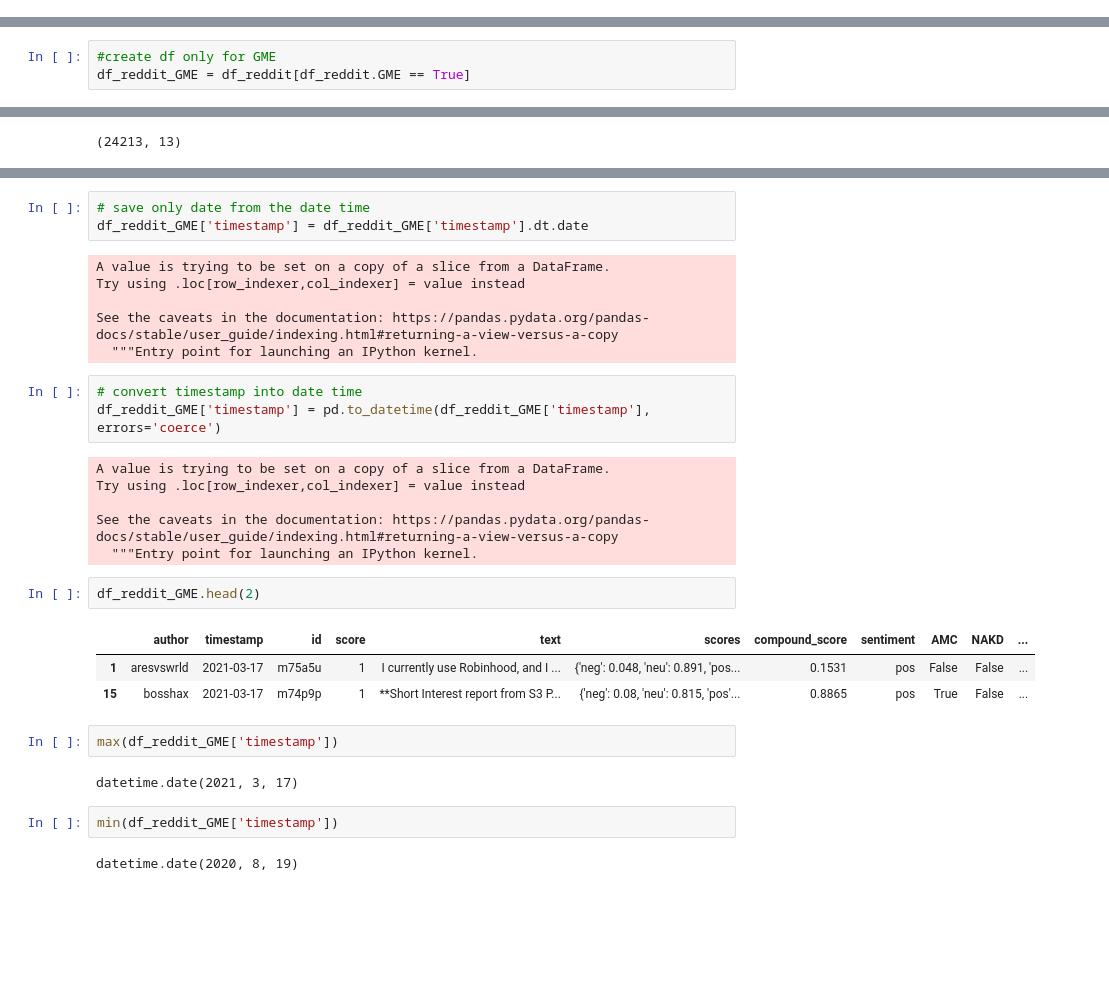
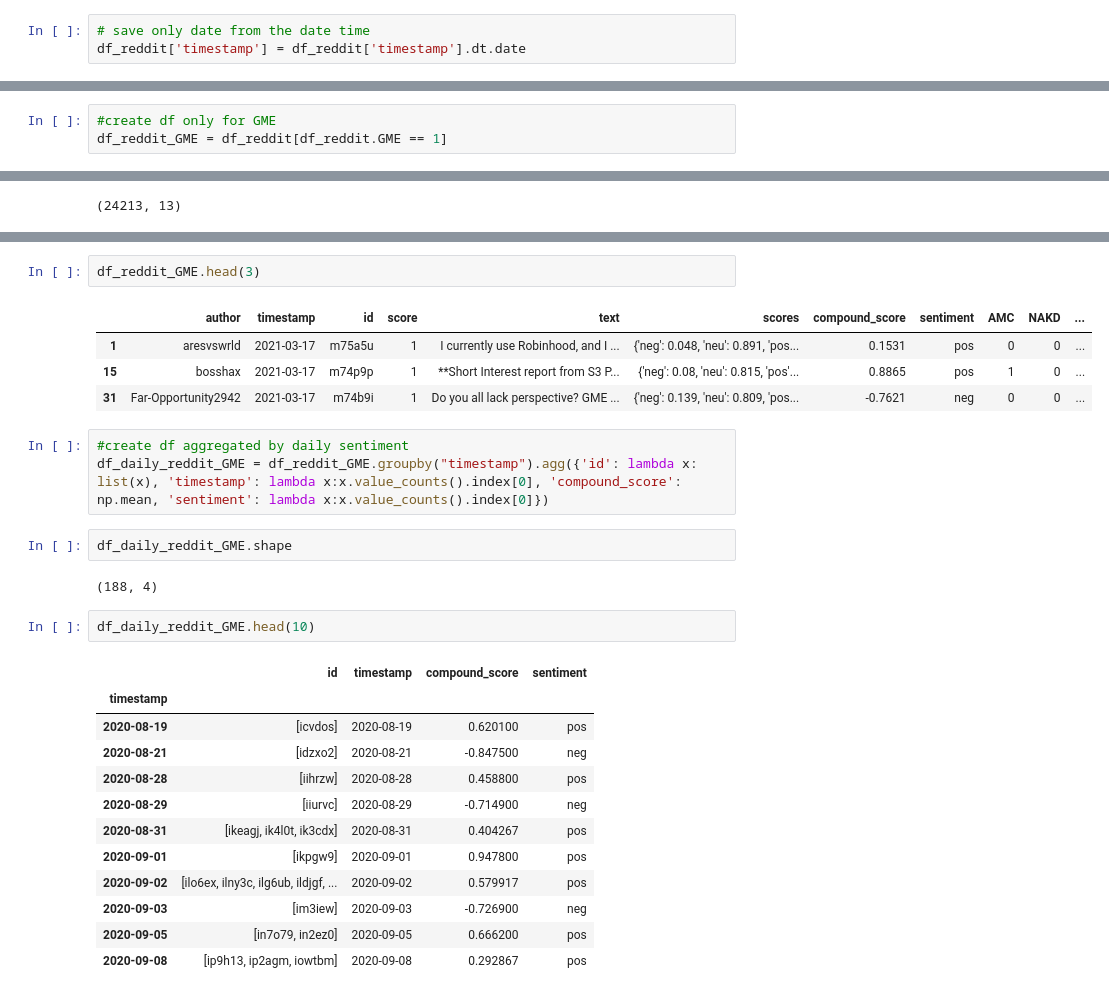
Before and after one commit to KseniaShkaruta/DiamondHands, a Jupyter notebook: CS6242_GroupProject_CrossCorrelation.ipynb, the cells around one changed output, grey strips where cells are left out. Cells and saved outputs as stored; diff of their text form; blank space fills up the shorter version.

```diff
--- a/CS6242_GroupProject_CrossCorrelation.ipynb
+++ b/CS6242_GroupProject_CrossCorrelation.ipynb
@@ -81,3 +117,6 @@ max(df_reddit['timestamp'])
+# %%
+# save only date from the date time
+df_reddit['timestamp'] = df_reddit['timestamp'].dt.date
 # %%
 df_reddit.dtypes
 # %% [output]
@@ -98,6 +139,6 @@ dtype: object
 # %%
 #create df only for GME
-df_reddit_GME = df_reddit[df_reddit.GME == True]
+df_reddit_GME = df_reddit[df_reddit.GME == 1]
 # %%
 df_reddit_GME.shape
 # %% [output]
@@ -121,34 +162,31 @@ KOSS                 bool
 dtype: object
-# %%
-# save only date from the date time
-df_reddit_GME['timestamp'] = df_reddit_GME['timestamp'].dt.date
-# %% [output]
-A value is trying to be set on a copy of a slice from a DataFrame.
-Try using .loc[row_indexer,col_indexer] = value instead
-
-See the caveats in the documentation: https://pandas.pydata.org/pandas-docs/stable/user_guide/indexing.html#returning-a-view-versus-a-copy
-  """Entry point for launching an IPython kernel.
-# %%
-# convert timestamp into date time
-df_reddit_GME['timestamp'] = pd.to_datetime(df_reddit_GME['timestamp'], errors='coerce')
-# %% [output]
-A value is trying to be set on a copy of a slice from a DataFrame.
-Try using .loc[row_indexer,col_indexer] = value instead
-
-See the caveats in the documentation: https://pandas.pydata.org/pandas-docs/stable/user_guide/indexing.html#returning-a-view-versus-a-copy
-  """Entry point for launching an IPython kernel.
 # %%
-df_reddit_GME.head(2)
+df_reddit_GME.head(3)
 # %% [output]
 |  | author | timestamp | id | score | text | scores | compound_score | sentiment | AMC | NAKD | ... |
-| 1 | aresvswrld | 2021-03-17 | m75a5u | 1 | I currently use Robinhood, and I ... | {'neg': 0.048, 'neu': 0.891, 'pos... | 0.1531 | pos | False | False | ... |
-| 15 | bosshax | 2021-03-17 | m74p9p | 1 | **Short Interest report from S3 P... | {'neg': 0.08, 'neu': 0.815, 'pos'... | 0.8865 | pos | True | False | ... |
+| 1 | aresvswrld | 2021-03-17 | m75a5u | 1 | I currently use Robinhood, and I ... | {'neg': 0.048, 'neu': 0.891, 'pos... | 0.1531 | pos | 0 | 0 | ... |
+| 15 | bosshax | 2021-03-17 | m74p9p | 1 | **Short Interest report from S3 P... | {'neg': 0.08, 'neu': 0.815, 'pos'... | 0.8865 | pos | 1 | 0 | ... |
+| 31 | Far-Opportunity2942 | 2021-03-17 | m74b9i | 1 | Do you all lack perspective? GME ... | {'neg': 0.139, 'neu': 0.809, 'pos... | -0.7621 | neg | 0 | 0 | ... |
-# %%
-max(df_reddit_GME['timestamp'])
-# %% [output]
-datetime.date(2021, 3, 17)
-# %%
-min(df_reddit_GME['timestamp'])
-# %% [output]
-datetime.date(2020, 8, 19)
+# %%
+#create df aggregated by daily sentiment
+df_daily_reddit_GME = df_reddit_GME.groupby("timestamp").agg({'id': lambda x: list(x), 'timestamp': lambda x:x.value_counts().index[0], 'compound_score': np.mean, 'sentiment': lambda x:x.value_counts().index[0]})
+# %%
+df_daily_reddit_GME.shape
+# %% [output]
+(188, 4)
+# %%
+df_daily_reddit_GME.head(10)
+# %% [output]
+|  | id | timestamp | compound_score | sentiment |
+| timestamp |  |  |  |  |
+| 2020-08-19 | [icvdos] | 2020-08-19 | 0.620100 | pos |
+| 2020-08-21 | [idzxo2] | 2020-08-21 | -0.847500 | neg |
+| 2020-08-28 | [iihrzw] | 2020-08-28 | 0.458800 | pos |
+| 2020-08-29 | [iiurvc] | 2020-08-29 | -0.714900 | neg |
+| 2020-08-31 | [ikeagj, ik4l0t, ik3cdx] | 2020-08-31 | 0.404267 | pos |
+| 2020-09-01 | [ikpgw9] | 2020-09-01 | 0.947800 | pos |
+| 2020-09-02 | [ilo6ex, ilny3c, ilg6ub, ildjgf, ... | 2020-09-02 | 0.579917 | pos |
+| 2020-09-03 | [im3iew] | 2020-09-03 | -0.726900 | neg |
+| 2020-09-05 | [in7o79, in2ez0] | 2020-09-05 | 0.666200 | pos |
+| 2020-09-08 | [ip9h13, ip2agm, iowtbm] | 2020-09-08 | 0.292867 | pos |
 # %%
```
Also changed, not shown: parts of 19 cells of this notebook, 1 other file.
